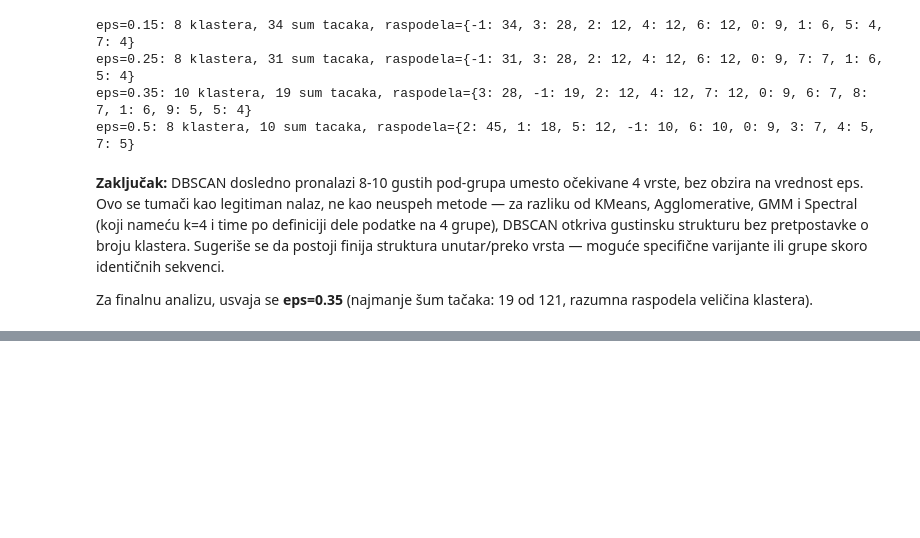
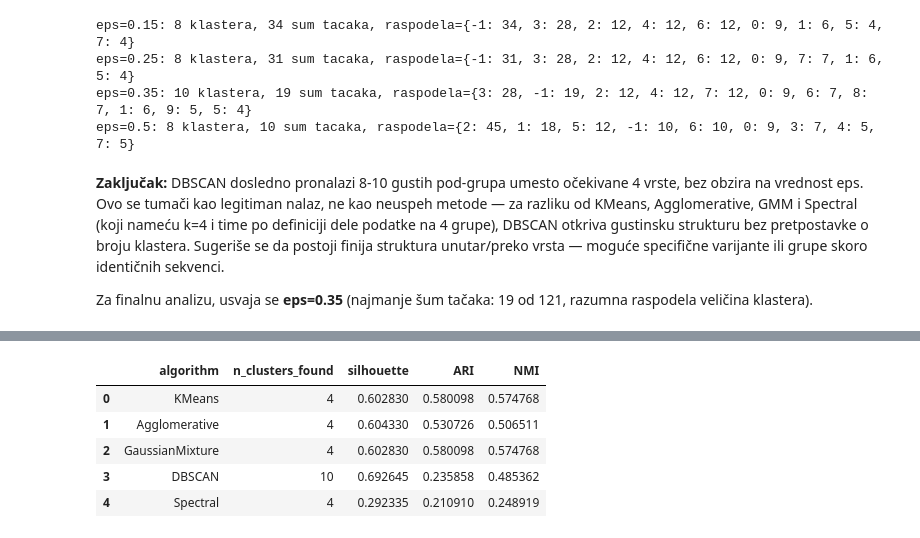
Before and after one commit to VladimirManda10/Hantavirus, a Jupyter notebook: notebook.ipynb, the cells around one changed output, grey strips where cells are left out. Cells and saved outputs as stored; diff of their text form; code cells hidden in the pictures; blank space fills up the shorter version.

```diff
--- a/notebook.ipynb
+++ b/notebook.ipynb
@@ -894,0 +901,29 @@ def run_clustering(X_pca, k=4, dbscan_eps=0.35, dbscan_min_samples=4):
+# %%
+def evaluate_clustering(X_pca, cluster_results, y_true_labels):
+    species_to_int = {s: i for i, s in enumerate(sorted(set(y_true_labels)))}
+    y_true = [species_to_int[s] for s in y_true_labels]
+
+    rows = []
+    for name, labels in cluster_results.items():
+        n_clusters_found = len(set(labels)) - (1 if -1 in labels else 0)
+        sil = silhouette_score(X_pca, labels) if n_clusters_found >= 2 else float("nan")
+        ari = adjusted_rand_score(y_true, labels)
+        nmi = normalized_mutual_info_score(y_true, labels)
+        rows.append({"algorithm": name, "n_clusters_found": n_clusters_found,
+                     "silhouette": sil, "ARI": ari, "NMI": nmi})
+
+    return pd.DataFrame(rows)
+
+
+cluster_results = run_clustering(X_pca_gpc_complete)
+eval_gpc_complete = evaluate_clustering(
+    X_pca_gpc_complete, cluster_results, subset_gpc_complete["species"].values
+)
+eval_gpc_complete
+# %% [output]
+|  | algorithm | n_clusters_found | silhouette | ARI | NMI |
+| 0 | KMeans | 4 | 0.602830 | 0.580098 | 0.574768 |
+| 1 | Agglomerative | 4 | 0.604330 | 0.530726 | 0.506511 |
+| 2 | GaussianMixture | 4 | 0.602830 | 0.580098 | 0.574768 |
+| 3 | DBSCAN | 10 | 0.692645 | 0.235858 | 0.485362 |
+| 4 | Spectral | 4 | 0.292335 | 0.210910 | 0.248919 |
```
Also changed, not shown: parts of 5 cells of this notebook.
